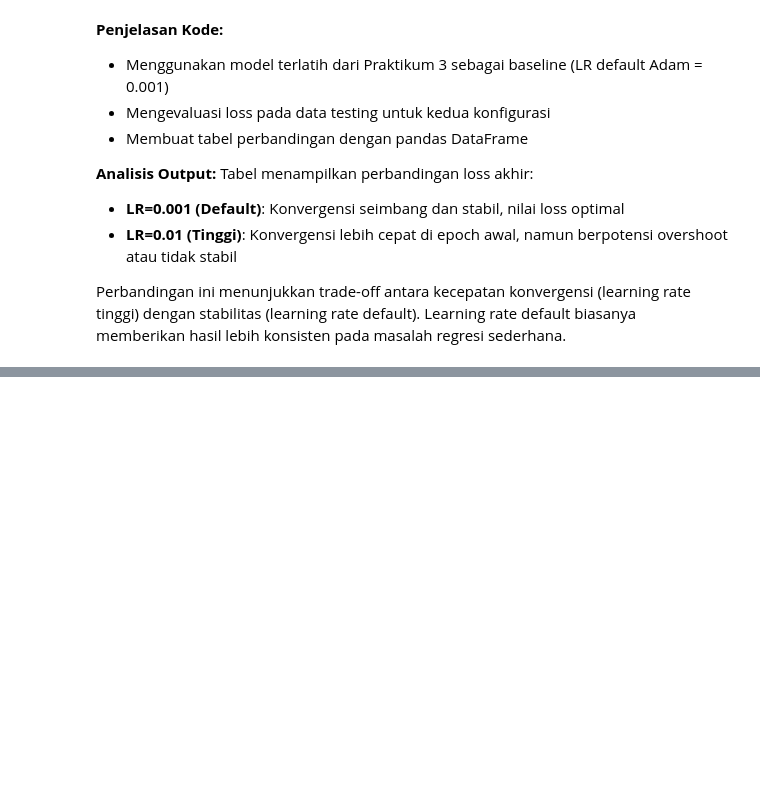
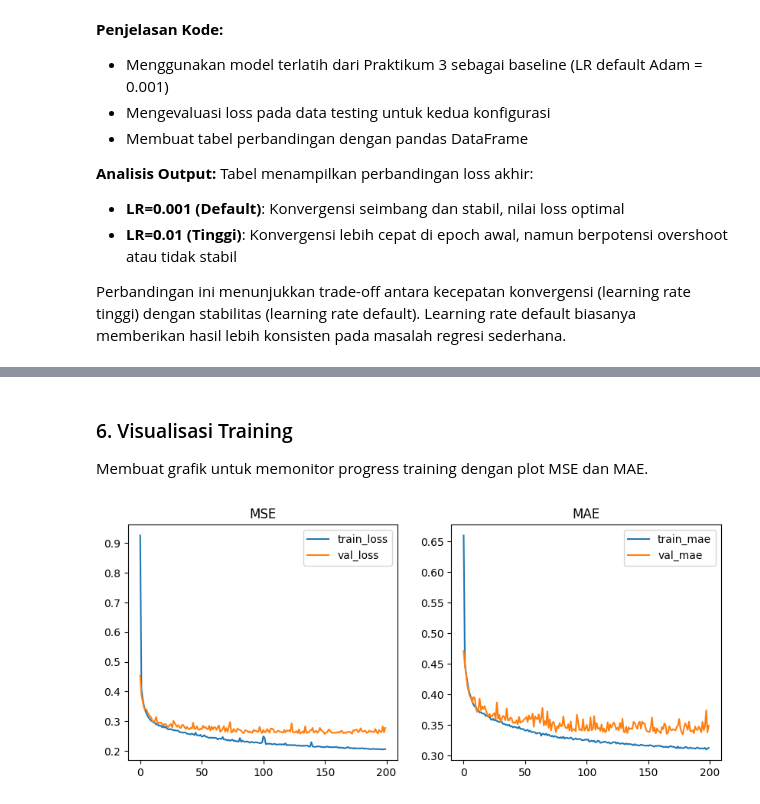
Before and after one commit to vanstevanzaky/PEMB_MESIN_LEARING_TI_25-26, a Jupyter notebook: Week13_Neural_Network.ipynb, the cells around one changed output, grey strips where cells are left out. Drawn from its saved outputs; the diff is of its cells as text; code cells hidden in the pictures; blank space fills up the shorter version.

```diff
--- a/Week13_Neural_Network.ipynb
+++ b/Week13_Neural_Network.ipynb
@@ -931,0 +974,5 @@ Perbandingan ini menunjukkan trade-off antara kecepatan konvergensi (learning ra
+# %%
+# 1. Load
+data = fetch_california_housing()
+X = data.data
+y = data.target
@@ -931,0 +991,5 @@ Perbandingan ini menunjukkan trade-off antara kecepatan konvergensi (learning ra
+# %%
+# 2. Preprocess
+scaler = StandardScaler()
+Xs = scaler.fit_transform(X)
+X_train, X_val, y_train, y_val = train_test_split(Xs, y, test_size=0.2, random_state=42)
@@ -931,0 +1009,8 @@ Perbandingan ini menunjukkan trade-off antara kecepatan konvergensi (learning ra
+# %%
+# 3. Build model
+model = Sequential([
+    Dense(64, activation='relu', input_shape=(X_train.shape[1],)),
+    Dense(32, activation='relu'),
+    Dense(1)
+])
+model.compile(optimizer=Adam(1e-3), loss='mse', metrics=['mae'])
@@ -931,0 +1033,3 @@ Perbandingan ini menunjukkan trade-off antara kecepatan konvergensi (learning ra
+# %%
+# 4. Train
+h = model.fit(X_train, y_train, validation_data=(X_val, y_val), epochs=200, batch_size=32, verbose=0)
@@ -931,0 +1047,20 @@ Perbandingan ini menunjukkan trade-off antara kecepatan konvergensi (learning ra
+# %% [markdown]
+### 6. Visualisasi Training
+
+Membuat grafik untuk memonitor progress training dengan plot MSE dan MAE.
+# %%
+# 5. Plot
+plt.figure(figsize=(10,4))
+plt.subplot(1,2,1)
+plt.plot(h.history['loss'], label='train_loss')
+plt.plot(h.history['val_loss'], label='val_loss')
+plt.legend()
+plt.title('MSE')
+plt.subplot(1,2,2)
+plt.plot(h.history['mae'], label='train_mae')
+plt.plot(h.history['val_mae'], label='val_mae')
+plt.legend()
+plt.title('MAE')
+plt.show()
+# %% [output]
+[figure, added]
```
Also changed, not shown: parts of 41 cells of this notebook.
